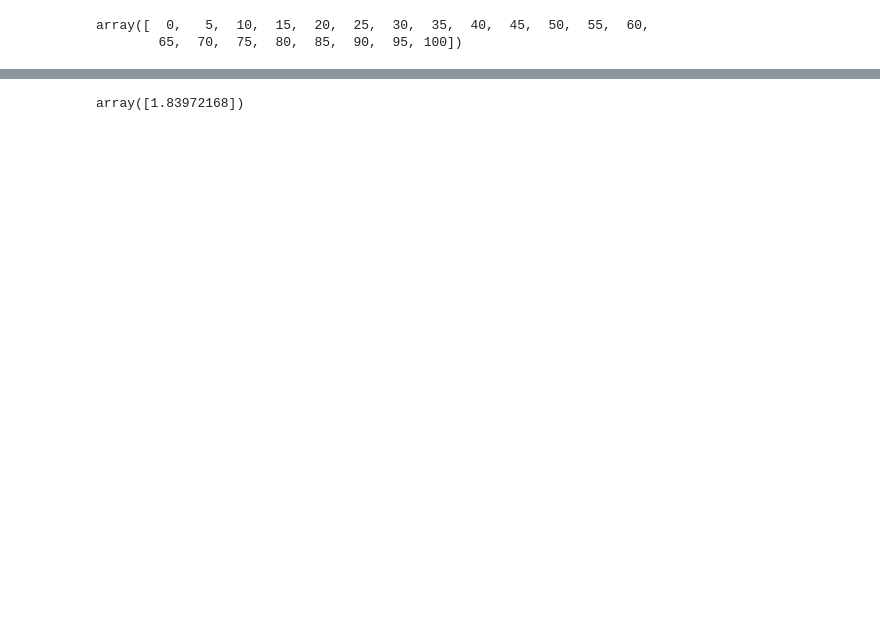
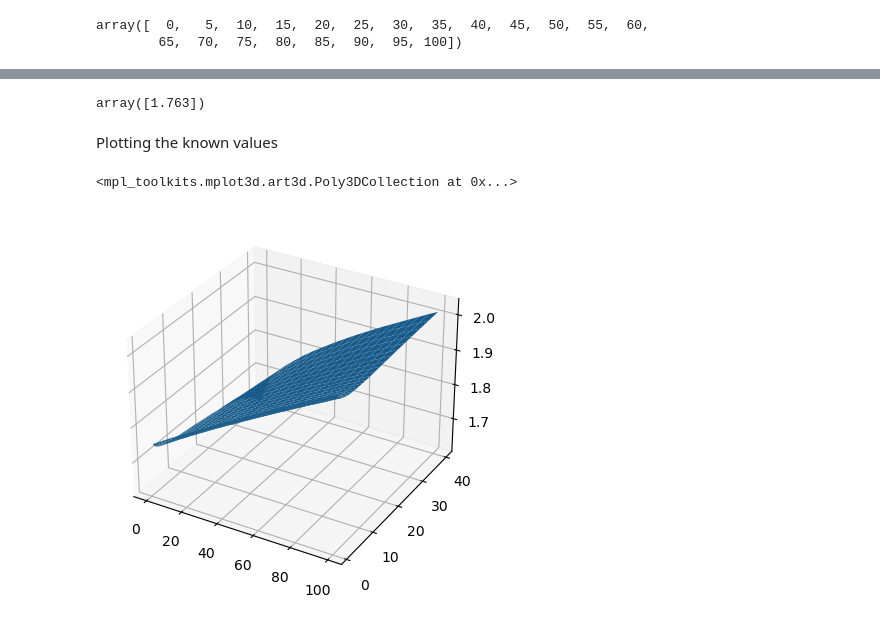
Before and after one commit to davidSmeets/TestingInterpolation, a Jupyter notebook: interpolationtest.ipynb, the cells around one changed output, grey strips where cells are left out. Cells and saved outputs as stored; diff of their text form; code cells hidden in the pictures; blank space fills up the shorter version.

```diff
--- a/interpolationtest.ipynb
+++ b/interpolationtest.ipynb
@@ -49,6 +49,14 @@ data_entropy.shape
 # %%
 entropyfunction = interpolate.interp2d(dt_grid, pressure_grid, data_entropy)
 # %%
-entropyfunction(5,4)
+entropyfunction(5,1)
 # %% [output]
-array([1.83972168])
+array([1.763])
+# %% [markdown]
+Plotting the known values
+# %%
+ax = plt.axes(projection = '3d')
+ax.plot_surface(dt_grid, pressure_grid, data_entropy)
+# %% [output]
+<mpl_toolkits.mplot3d.art3d.Poly3DCollection at 0x...>
+[figure, added]
```
Also changed, not shown: parts of 8 cells of this notebook, 2 other files.
